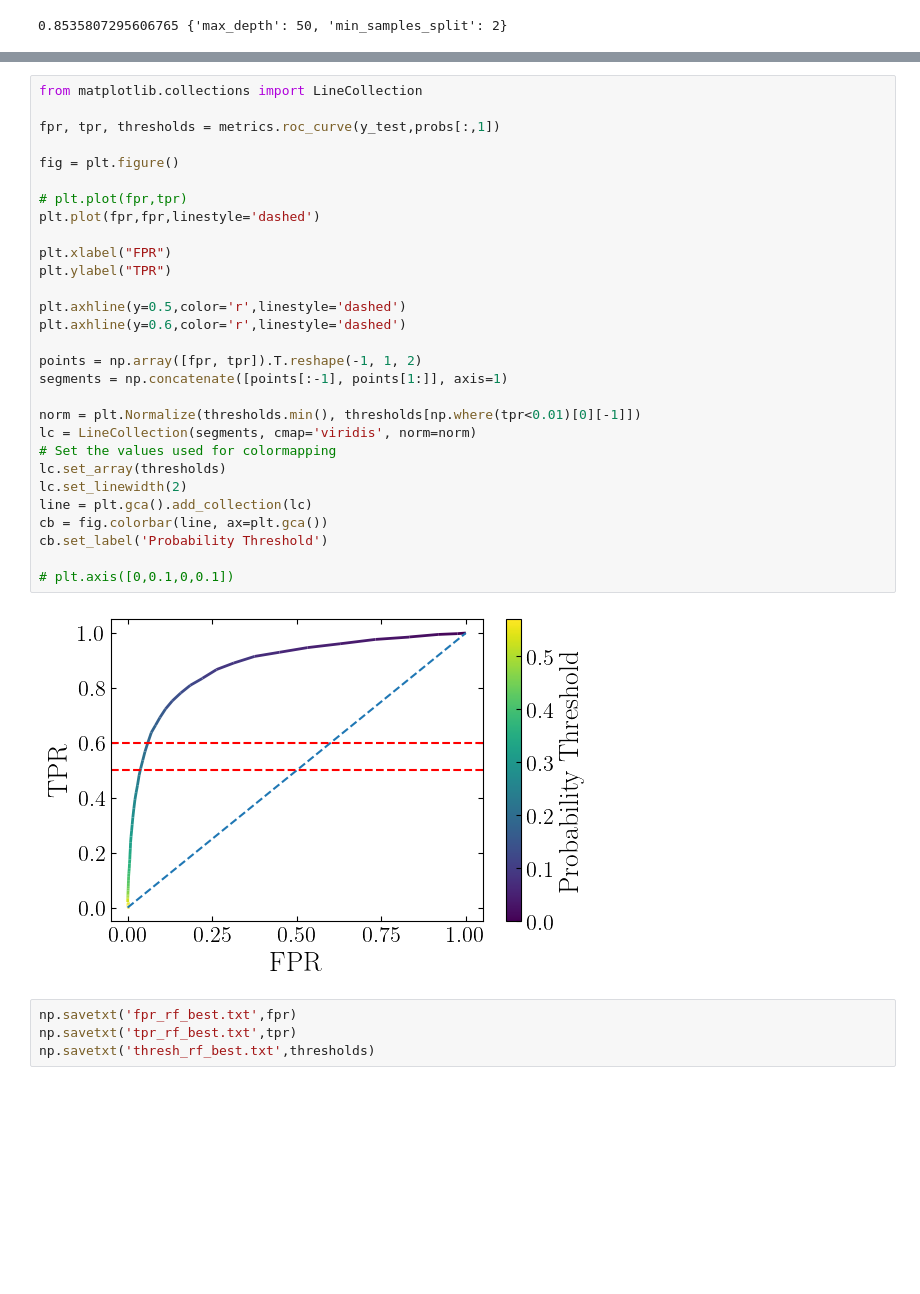
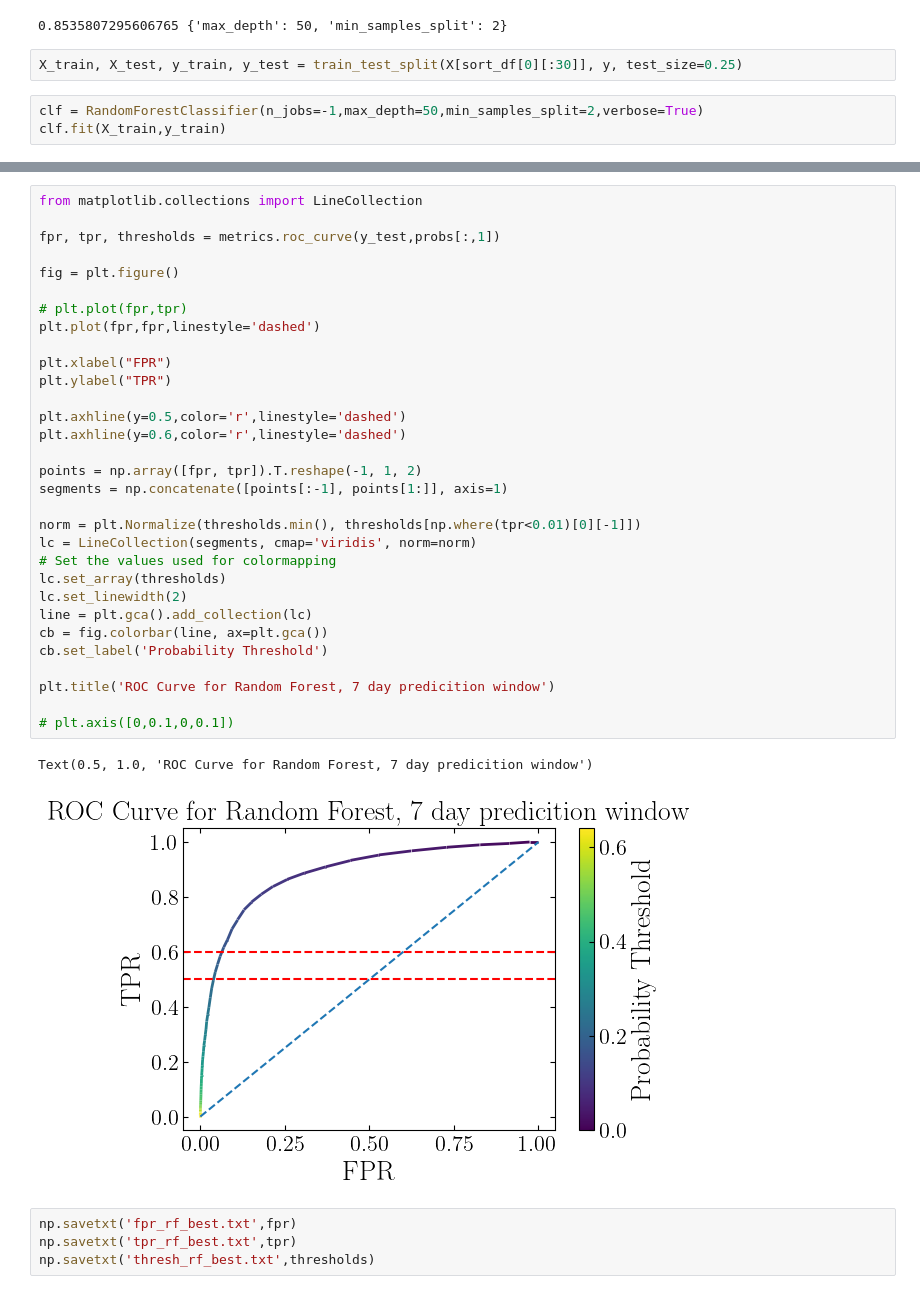
Before and after one commit to mckyrosenthal/nba_inj_pred, a Jupyter notebook: paper_comp.ipynb, the cells around one changed output, grey strips where cells are left out. Saved outputs shown, nothing was run; the diff lists cells and outputs as text; blank space fills up the shorter version.

Commit message:
Final edits on README, added more figures

```diff
--- a/paper_comp.ipynb
+++ b/paper_comp.ipynb
@@ -894,3 +825,8 @@ GridSearchCV(estimator=RandomForestClassifier(n_jobs=12), n_jobs=6,
 print(clf.best_score_,clf.best_params_)
 # %% [output]
 0.8535807295606765 {'max_depth': 50, 'min_samples_split': 2}
+# %%
+X_train, X_test, y_train, y_test = train_test_split(X[sort_df[0][:30]], y, test_size=0.25)
+# %%
+clf = RandomForestClassifier(n_jobs=-1,max_depth=50,min_samples_split=2,verbose=True)
+clf.fit(X_train,y_train)
@@ -919,34 +870,37 @@ weighted avg       0.92      0.92      0.89     33268
 # %%
 from matplotlib.collections import LineCollection
 
 fpr, tpr, thresholds = metrics.roc_curve(y_test,probs[:,1])
 
 fig = plt.figure()
 
 # plt.plot(fpr,tpr)
 plt.plot(fpr,fpr,linestyle='dashed')
 
 plt.xlabel("FPR")
 plt.ylabel("TPR")
 
 plt.axhline(y=0.5,color='r',linestyle='dashed')
 plt.axhline(y=0.6,color='r',linestyle='dashed')
 
 points = np.array([fpr, tpr]).T.reshape(-1, 1, 2)
 segments = np.concatenate([points[:-1], points[1:]], axis=1)
 
 norm = plt.Normalize(thresholds.min(), thresholds[np.where(tpr<0.01)[0][-1]])
 lc = LineCollection(segments, cmap='viridis', norm=norm)
 # Set the values used for colormapping
 lc.set_array(thresholds)
 lc.set_linewidth(2)
 line = plt.gca().add_collection(lc)
 cb = fig.colorbar(line, ax=plt.gca())
 cb.set_label('Probability Threshold')
 
+plt.title('ROC Curve for Random Forest, 7 day predicition window')
+
 # plt.axis([0,0.1,0,0.1])
 # %% [output]
+Text(0.5, 1.0, 'ROC Curve for Random Forest, 7 day predicition window')
-[figure, old version]
+[figure, new version]
 # %%
 np.savetxt('fpr_rf_best.txt',fpr)
 np.savetxt('tpr_rf_best.txt',tpr)
```
Also changed, not shown: parts of 16 cells of this notebook, 6 other files.
